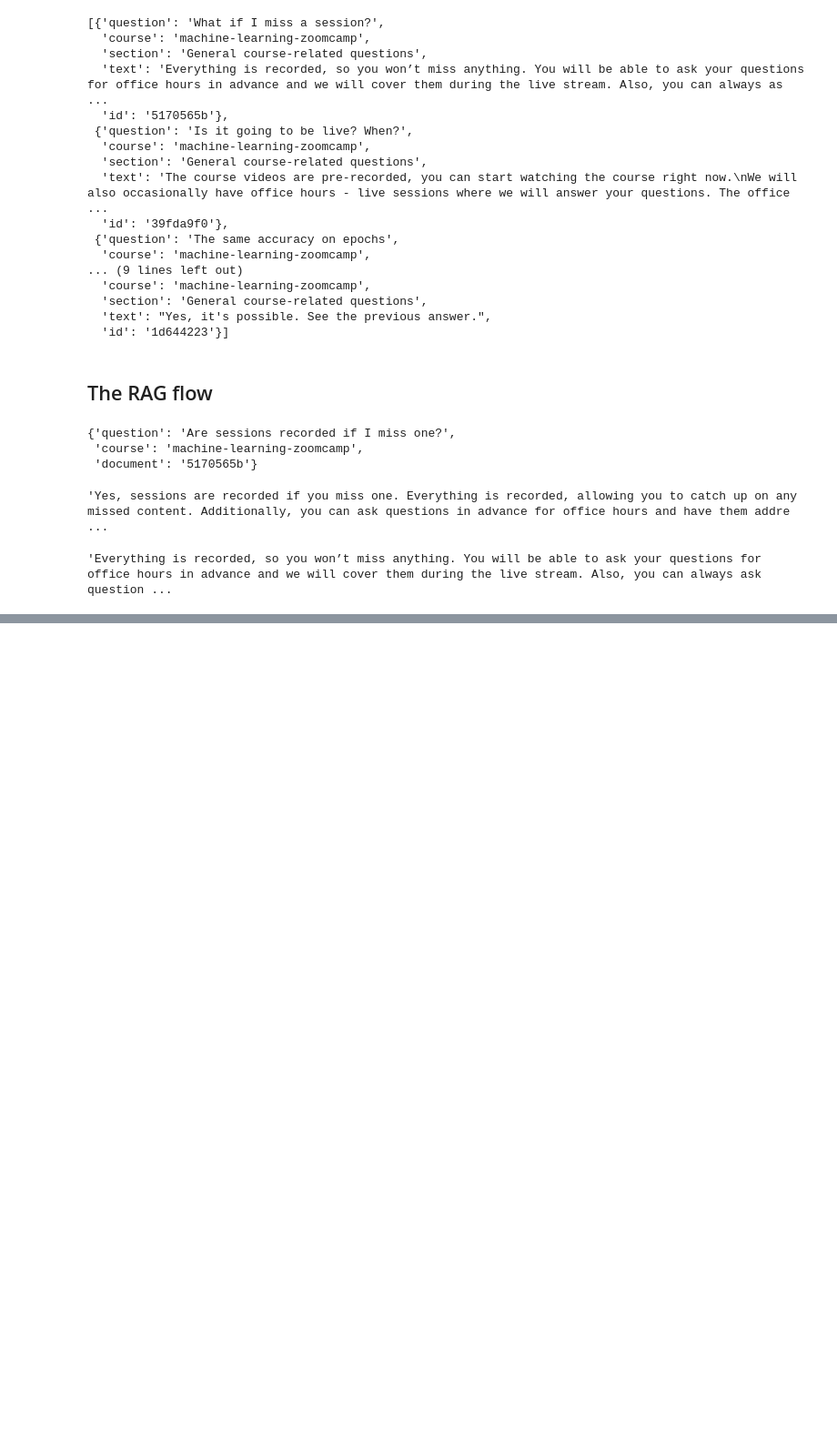
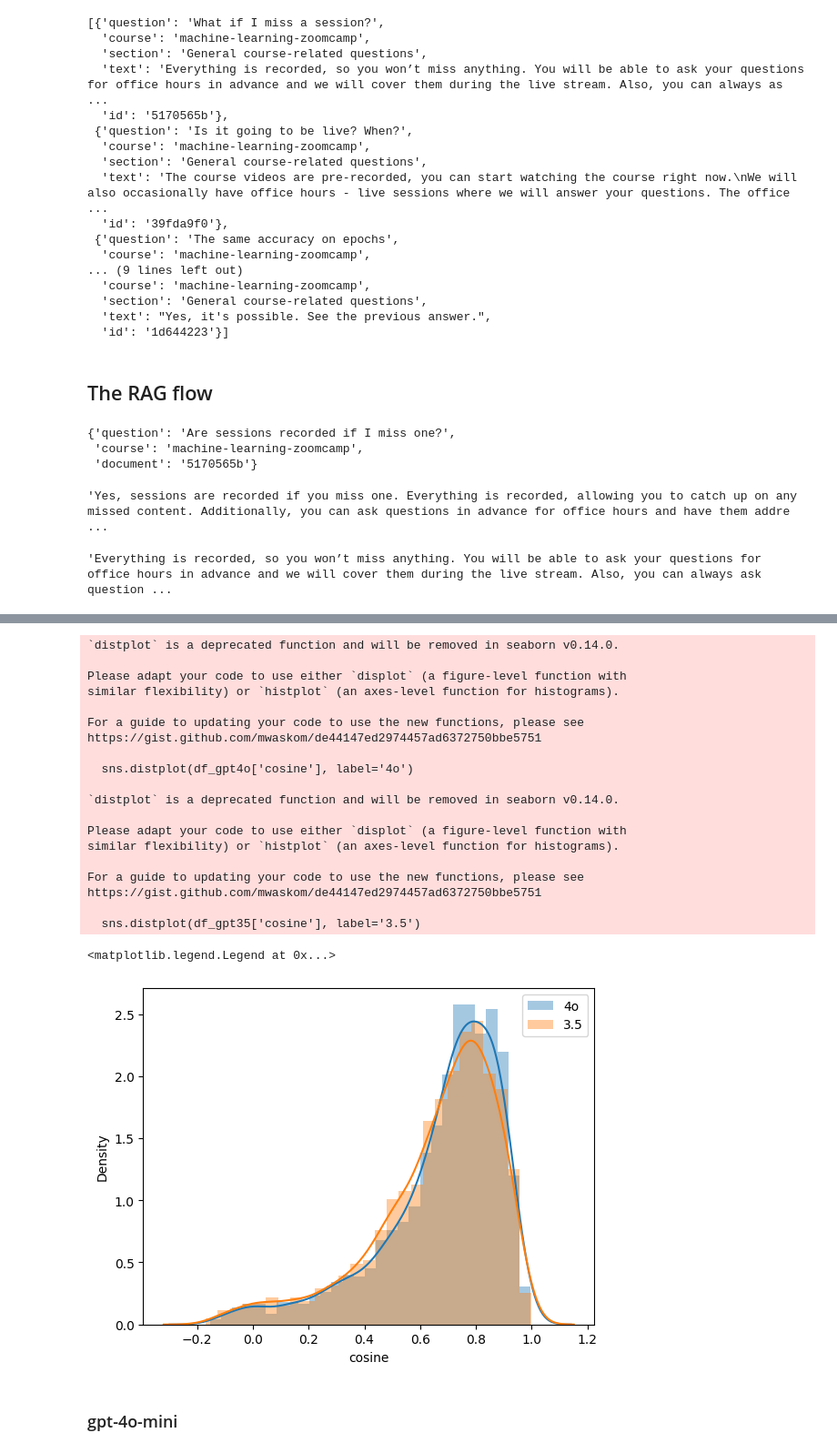
Before and after one commit to DataTalksClub/llm-zoomcamp, a Jupyter notebook: 04-monitoring/offline-rag-evaluation.ipynb, the cells around one changed output, grey strips where cells are left out. Shown: that part at 91% size. Cells and saved outputs as stored; diff of their text form; code cells hidden in the pictures; blank space fills up the shorter version.

```diff
--- a/04-monitoring/offline-rag-evaluation.ipynb
+++ b/04-monitoring/offline-rag-evaluation.ipynb
@@ -207,0 +363,9 @@ doc_idx['5170565b']['text']
+# %%
+similarity = []
+
+for record in tqdm(results_gpt4o):
+    sim = compute_similarity(record)
+    similarity.append(sim)
+# %%
+df_gpt4o['cosine'] = similarity
+df_gpt4o['cosine'].describe()
@@ -207,0 +388,11 @@ doc_idx['5170565b']['text']
+# %%
+results_gpt35 = df_gpt35.to_dict(orient='records')
+
+similarity_35 = []
+
+for record in tqdm(results_gpt35):
+    sim = compute_similarity(record)
+    similarity_35.append(sim)
+# %%
+df_gpt35['cosine'] = similarity_35
+df_gpt35['cosine'].describe()
@@ -207,0 +411,29 @@ doc_idx['5170565b']['text']
+# %%
+sns.distplot(df_gpt4o['cosine'], label='4o')
+sns.distplot(df_gpt35['cosine'], label='3.5')
+
+plt.legend()
+# %% [output]
+`distplot` is a deprecated function and will be removed in seaborn v0.14.0.
+
+Please adapt your code to use either `displot` (a figure-level function with
+similar flexibility) or `histplot` (an axes-level function for histograms).
+
+For a guide to updating your code to use the new functions, please see
+https://gist.github.com/mwaskom/de44147ed2974457ad6372750bbe5751
+
+  sns.distplot(df_gpt4o['cosine'], label='4o')
+
+`distplot` is a deprecated function and will be removed in seaborn v0.14.0.
+
+Please adapt your code to use either `displot` (a figure-level function with
+similar flexibility) or `histplot` (an axes-level function for histograms).
+
+For a guide to updating your code to use the new functions, please see
+https://gist.github.com/mwaskom/de44147ed2974457ad6372750bbe5751
+
+  sns.distplot(df_gpt35['cosine'], label='3.5')
+<matplotlib.legend.Legend at 0x...>
+[figure, added]
+# %% [markdown]
+### gpt-4o-mini
```
Also changed, not shown: parts of 37 cells of this notebook.
